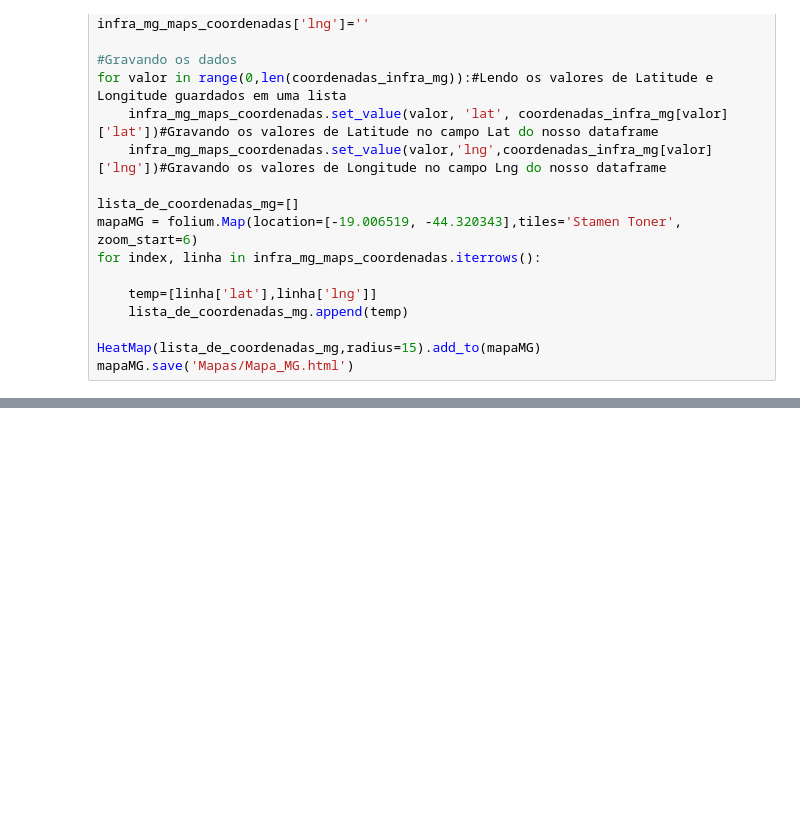
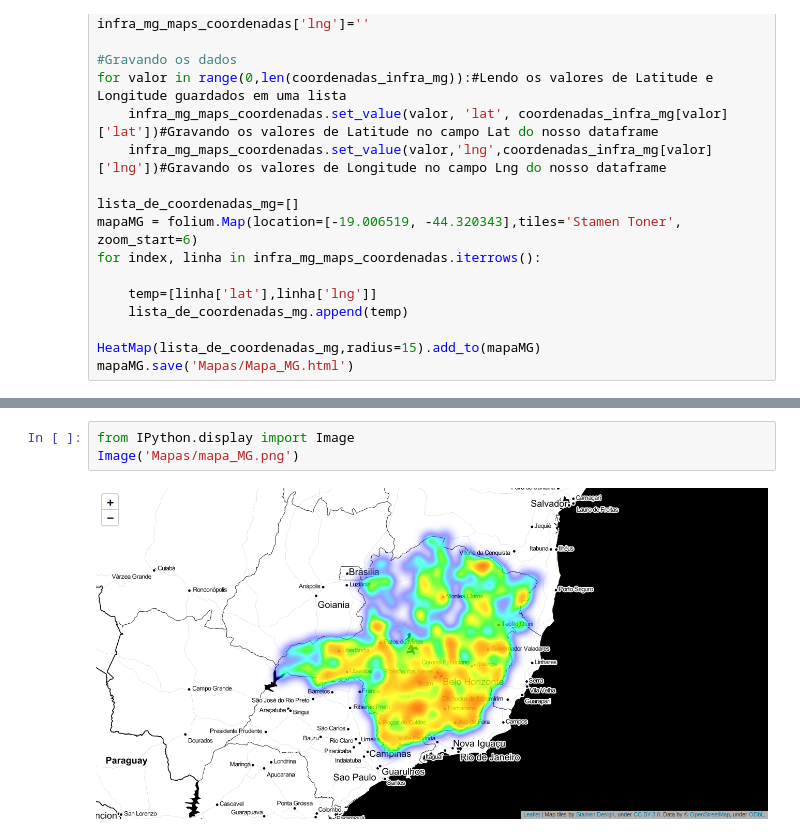
Before and after one commit to WanderWashington/AnaliseAnatel, a Jupyter notebook: Resultados.ipynb, the cells around one changed output, grey strips where cells are left out. Drawn from its saved outputs; the diff is of its cells as text; blank space fills up the shorter version.

```diff
--- a/Resultados.ipynb
+++ b/Resultados.ipynb
@@ -676,0 +732,5 @@ mapaES
+# %%
+from IPython.display import Image
+Image('Mapas/mapa_MG.png')
+# %% [output]
+[figure, added]
```
Also changed, not shown: parts of 22 cells of this notebook, 13 other files.
